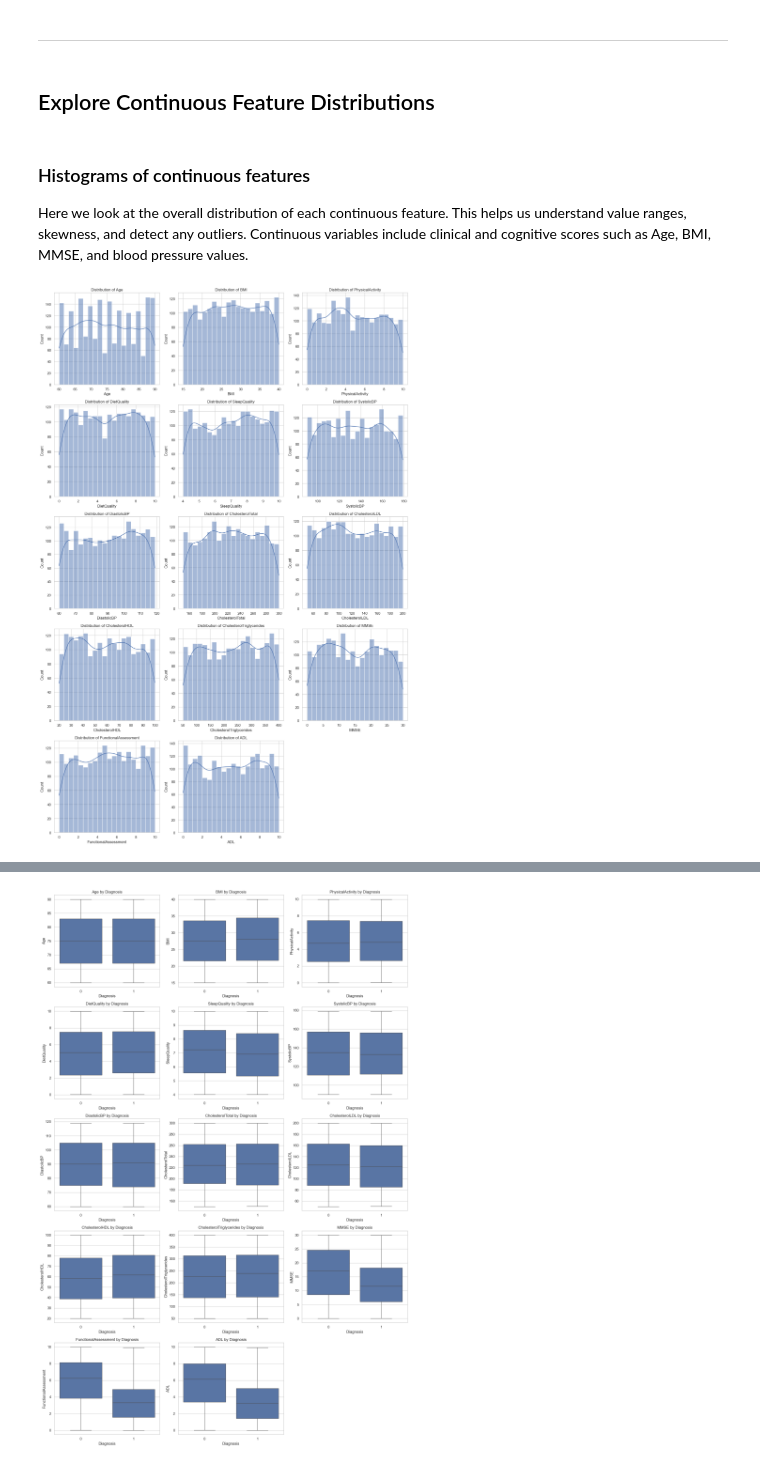
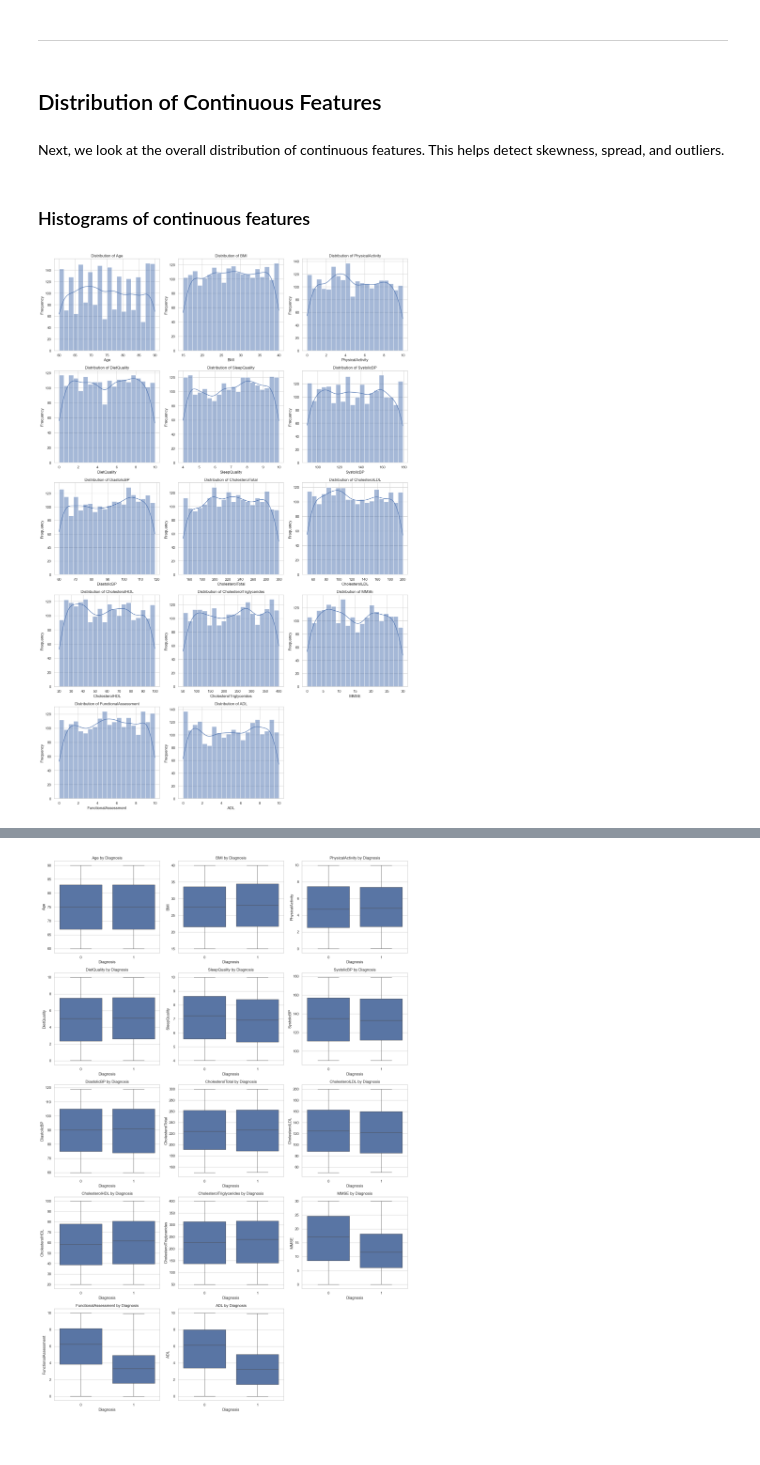
Before and after one commit to FeliciaFavrholdt/BI_EXAM, a Jupyter notebook: Analysis/notebooks/03_Exploratory_Data_Analysis.ipynb, the cells around one changed output, grey strips where cells are left out. Cells and saved outputs as stored; diff of their text form; code cells hidden in the pictures.

```diff
--- a/Analysis/notebooks/03_Exploratory_Data_Analysis.ipynb
+++ b/Analysis/notebooks/03_Exploratory_Data_Analysis.ipynb
@@ -178,30 +178,29 @@ plt.show()
 [figure]
 # %% [markdown]
 ------------------------
-# %% [markdown]
-## Explore Continuous Feature Distributions
-# %% [markdown]
-### Histograms of continuous features
-Here we look at the overall distribution of each continuous feature. This helps us understand value ranges, skewness, and detect any outliers.
-Continuous variables include clinical and cognitive scores such as Age, BMI, MMSE, and blood pressure values.
+# %% [markdown]
+## Distribution of Continuous Features
+# %% [markdown]
+Next, we look at the overall distribution of continuous features. This helps detect skewness, spread, and outliers.
+# %% [markdown]
+### Histograms of continuous features
 # %%
 continuous_features = [
     "Age", "BMI", "PhysicalActivity", "DietQuality", "SleepQuality",
     "SystolicBP", "DiastolicBP", "CholesterolTotal", "CholesterolLDL",
     "CholesterolHDL", "CholesterolTriglycerides", "MMSE",
     "FunctionalAssessment", "ADL"
 ]
 
-# Plot histograms
 plt.figure(figsize=(16, 24))
 for idx, feature in enumerate(continuous_features):
     plt.subplot(5, 3, idx + 1)
-    sns.histplot(data=df, x=feature, kde=True, bins=20)
+    sns.histplot(df[feature], bins=20, kde=True)
     plt.title(f"Distribution of {feature}")
     plt.xlabel(feature)
-    plt.ylabel("Count")
+    plt.ylabel("Frequency")
 
 plt.tight_layout()
 plt.show()
 # %% [output]
-[figure, old version]
+[figure, new version]
```
Also changed, not shown: parts of 40 cells of this notebook, 1 other file.
